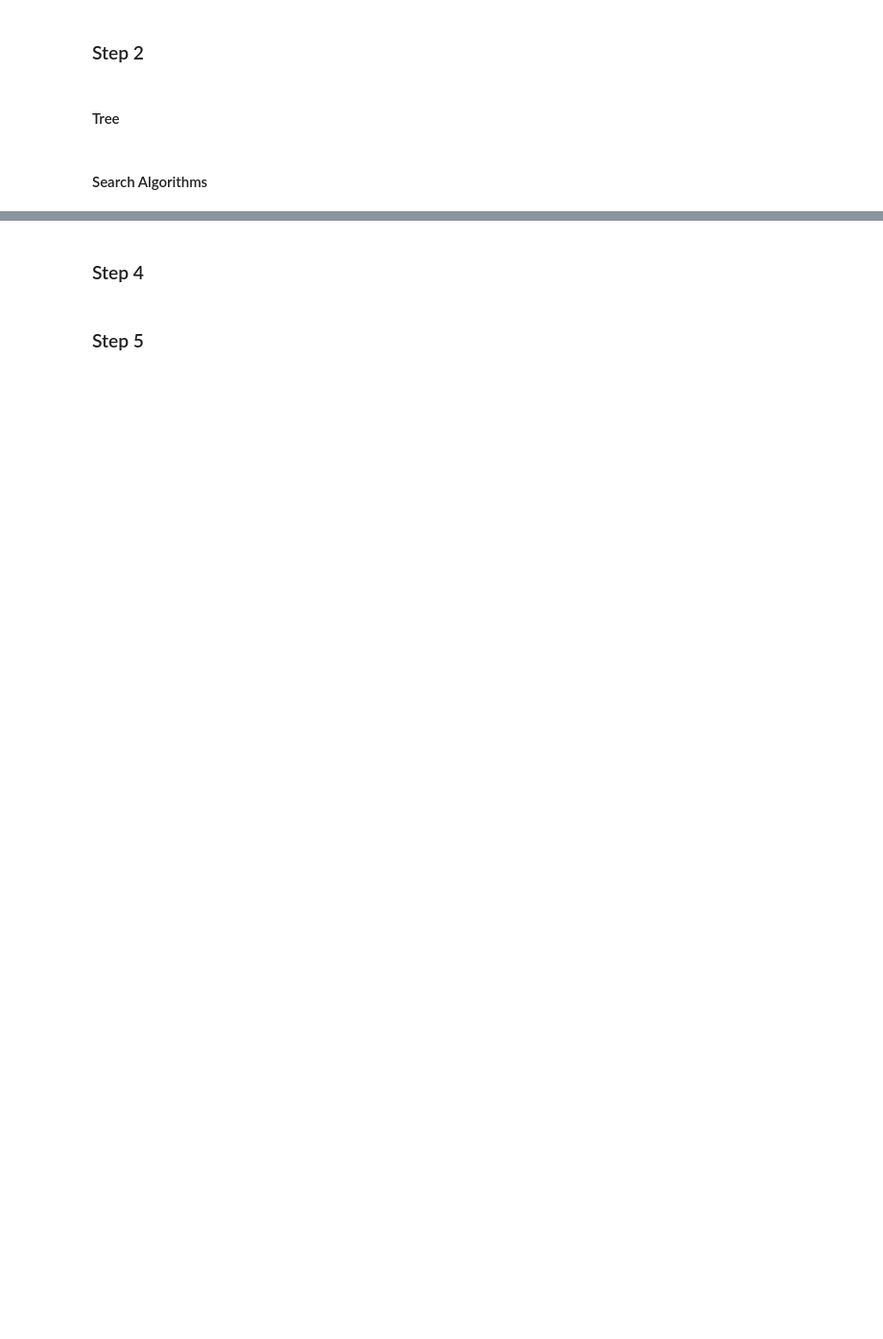
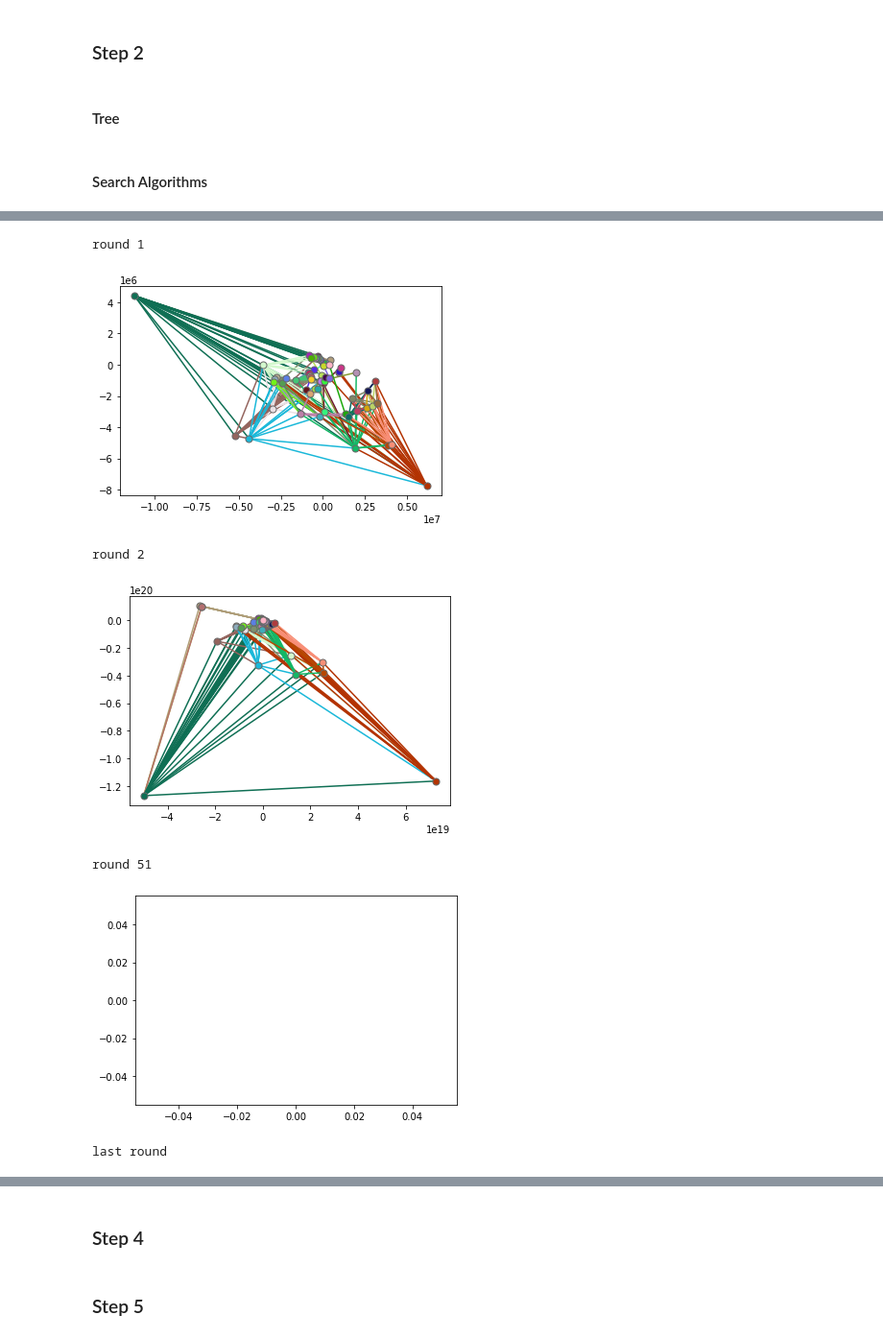
Before and after one commit to GameModes/DataVisualisationCourse, a Jupyter notebook: Projects/DataVis.ipynb, the cells around one changed output, grey strips where cells are left out. Shown at 96% size. Saved outputs shown, nothing was run; the diff lists cells and outputs as text; code cells hidden in the pictures; blank space fills up the shorter version.

```diff
--- a/Projects/DataVis.ipynb
+++ b/Projects/DataVis.ipynb
@@ -442,0 +529,38 @@ def fruchterman_and_reingold(nodes,edges):
+# %%
+node_colors = {}
+for node in nodes:
+    node_colors[node] = "#" + ''.join(random.choices('0123456789ABCDEF', k=6))
+
+delta = 1
+
+k = 100
+i = 0
+first_round = True
+node_positions, max_x = arrange_in_radial(nodes)
+while i < k:
+    new_node_positions = fruchterman_and_reingold(nodes,edges,node_positions,max_x,delta)
+    node_positions = new_node_positions
+
+    if i==0:
+        print("round 1")
+        draw_node_link_diagram(nodes, edges, node_positions, node_colors)
+    if i==1:
+        print("round 2")
+        draw_node_link_diagram(nodes, edges, node_positions, node_colors)
+
+    if i==50:
+        print("round 51")
+        draw_node_link_diagram(nodes, edges, node_positions, node_colors)
+    if i==99:
+        print("last round")
+        draw_node_link_diagram(nodes, edges, node_positions, node_colors)
+    delta *= 0.5
+    i += 1
+# %% [output]
+round 1
+[figure, added]
+round 2
+[figure, added]
+round 51
+[figure, added]
+last round
```
Also changed, not shown: parts of 18 cells of this notebook.
